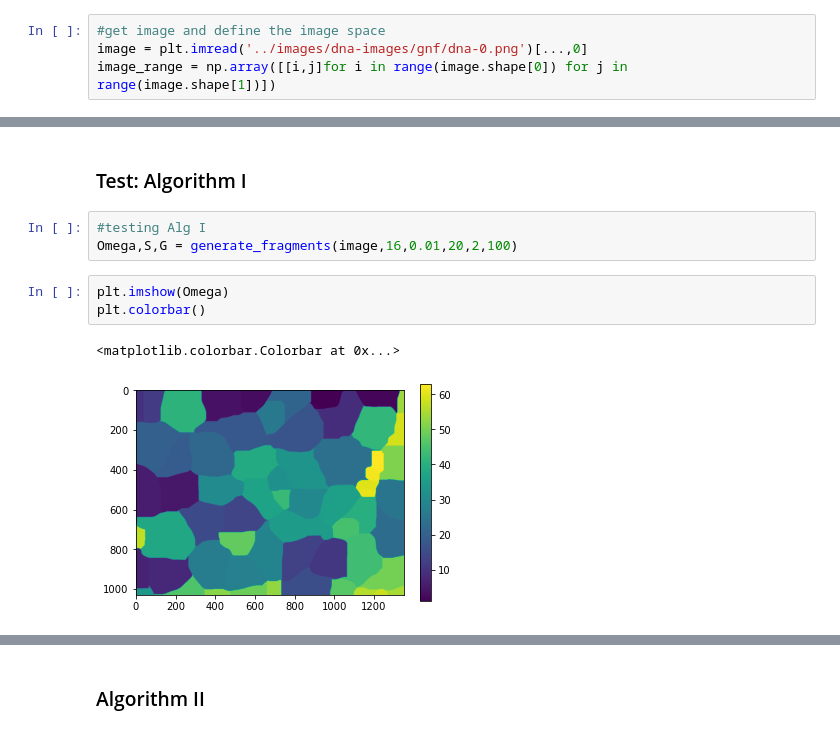
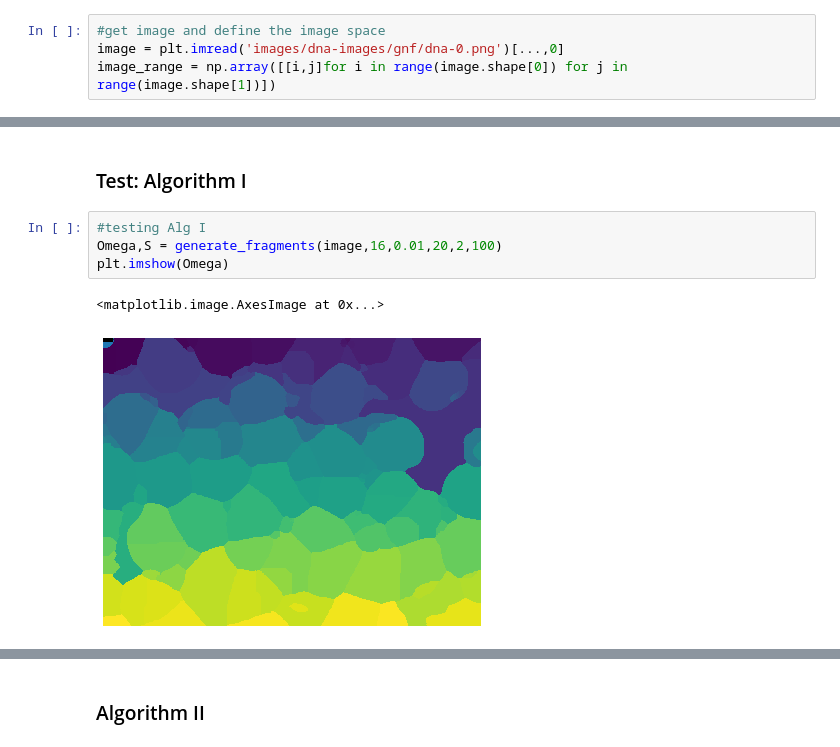
Before and after one commit to Jacob-Relle/MIP-Projekt, a Jupyter notebook: Project.ipynb, the cells around one changed output, grey strips where cells are left out. Saved outputs shown, nothing was run; the diff lists cells and outputs as text.

Commit message:
Fixed Alg1
Changed generation of markers for watershed. Changed Generation of the initial graph

```diff
--- a/Project.ipynb
+++ b/Project.ipynb
@@ -20,7 +21,7 @@ import pylab
 # from skimage.morphology import disk
 # %%
 #get image and define the image space
-image = plt.imread('../images/dna-images/gnf/dna-0.png')[...,0]
+image = plt.imread('images/dna-images/gnf/dna-0.png')[...,0]
 image_range = np.array([[i,j]for i in range(image.shape[0]) for j in range(image.shape[1])])
 # %% [markdown]
 ## Algorithm I
@@ -114,10 +75,8 @@ def generate_fragments(img,std_dev,int_threshold,min_seed_dist,max_search_depth,
 ###  Test: Algorithm I
 # %%
 #testing Alg I
-Omega,S,G = generate_fragments(image,16,0.01,20,2,100)
+Omega,S = generate_fragments(image,16,0.01,20,2,100)
+plt.imshow(Omega)
+# %% [output]
+<matplotlib.image.AxesImage at 0x...>
+[figure, added]
-# %%
-plt.imshow(Omega)
-plt.colorbar()
-# %% [output]
-<matplotlib.colorbar.Colorbar at 0x...>
-[figure, removed]
```
Also changed, not shown: parts of 10 cells of this notebook.
